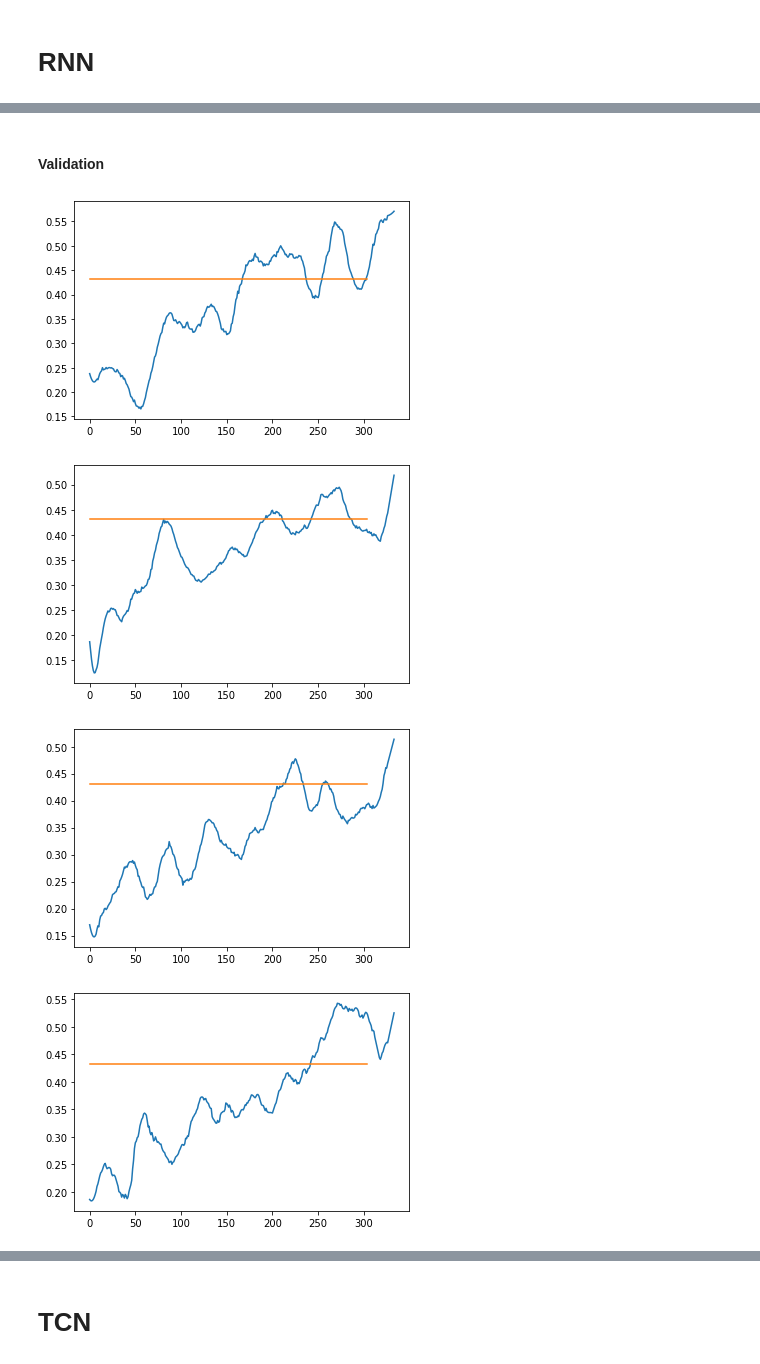
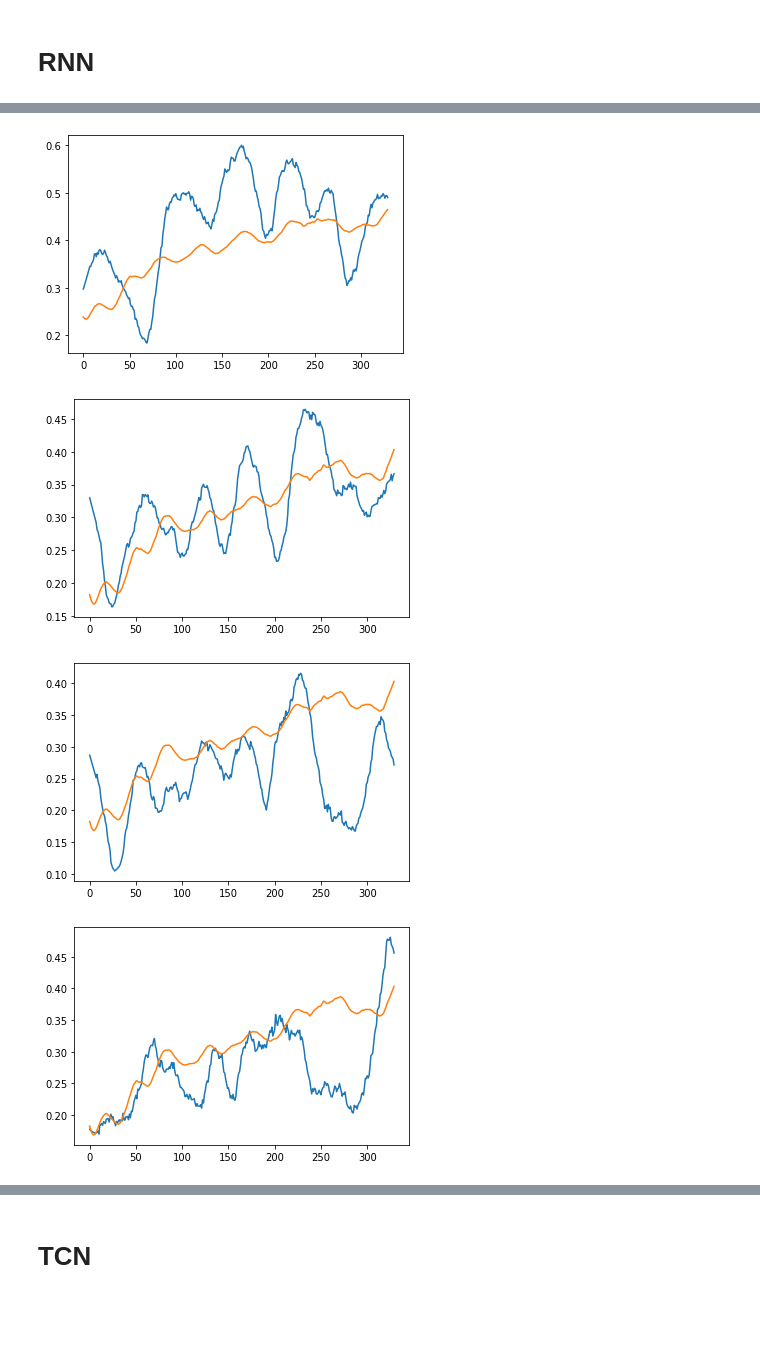
Before and after one commit to negargolestani/kinect_motion_tracking, a Jupyter notebook: regression_rnn.ipynb, the cells around one changed output, grey strips where cells are left out. Cells and saved outputs as stored; diff of their text form; code cells hidden in the pictures; blank space fills up the shorter version.

```diff
--- a/regression_rnn.ipynb
+++ b/regression_rnn.ipynb
@@ -103,12 +18,12 @@ class TCN(REGRESSOR):
 # %%
 regressor = RNN(
-    win_size = 20,
-    Nunits = 10,
-    NhiddenLayers = 5,
+    win_size = 10,
+    Nunits = 30,
+    NhiddenLayers = 10,
     activation = 'softmax',
-    optimizer = 'adam',
+    optimizer = tf.keras.optimizers.Adam( learning_rate=0.01, beta_1=0.9, beta_2=0.999, epsilon=1e-07),
     loss = 'mean_squared_error',
     dropout = 0,
-    Nfeatures = train_synth_data.X.shape[2]
+    Nfeatures = train_synth_data.X.shape[-1]
 )
 # %% [output]
@@ -129,3 +44,6 @@ Trainable params: 5,571
 Non-trainable params: 0
 _________________________________________________________________
 None
+# %%
+history = regressor.train(train_synth_data, step=10, epochs=20, verbose=1)
+plt.plot(history.history['loss'])
@@ -132 +53,14 @@ None
+# %%
+data,_ = test_synth_data.split(ratio=.02)
+# data = DATA( dataset_name='arduino', features=['synth_vind_1', 'synth_vind_2'], target='center_1')
+# data = DATA( dataset_name='arduino', features=['vind_1', 'vind_2'], target='center_1')
+
+data = data.standardize()
+predictions = regressor.predict(data.X)
+
+for (y_true, y_pred) in zip(data.Y, predictions):
+    # y_pred = signal.savgol_filter( y_pred, window_length=11, polyorder=1, axis=0)
+    plt.plot(y_true, label='Target')
+    plt.plot(y_pred, label='Prediction')
+    plt.show()
 # %% [markdown]
@@ -134,2 +67,0 @@ None
-# %%
-loss = regressor.train(train_synth_data, step=None, epochs=3)
@@ -138,2 +67,0 @@ loss = regressor.train(train_synth_data, step=None, epochs=3)
-# %% [markdown]
-#### Validation
@@ -140,18 +100,17 @@ loss = regressor.train(train_synth_data, step=None, epochs=3)
 # %%
 data,_ = test_synth_data.split(ratio=.02)
 # data = DATA( dataset_name='arduino', features=['synth_vind_1', 'synth_vind_2'], target='center_1')
 # data = DATA( dataset_name='arduino', features=['vind_1', 'vind_2'], target='center_1')
 
 
-# predictions = regressor.predict(data.X)
+predictions = regressor.model.predict(data.X[:, :regressor.input_shape[0]])
 
-for (y_true, y_pred) in zip(data.Y, predictions):
-    # y_pred = signal.savgol_filter( y_pred, window_length=11, polyorder=1, axis=0)
+for (y_true, y_pred) in zip(data.Y[:,:regressor.input_shape[0]], predictions):
     plt.plot(y_true, label='Target')
     plt.plot(y_pred, label='Prediction')
     plt.show()
 # %% [output]
-[figure, old version]
+[figure, new version]
-[figure, old version]
+[figure, new version]
-[figure, old version]
+[figure, new version]
-[figure, old version]
+[figure, new version]
```
Also changed, not shown: parts of 13 cells of this notebook, 18 other files.
